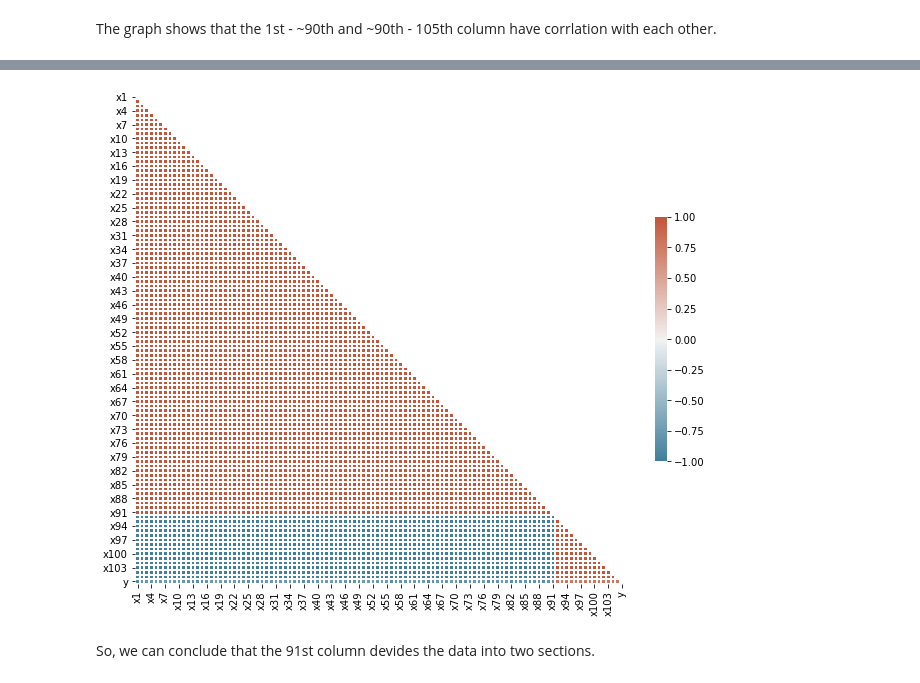
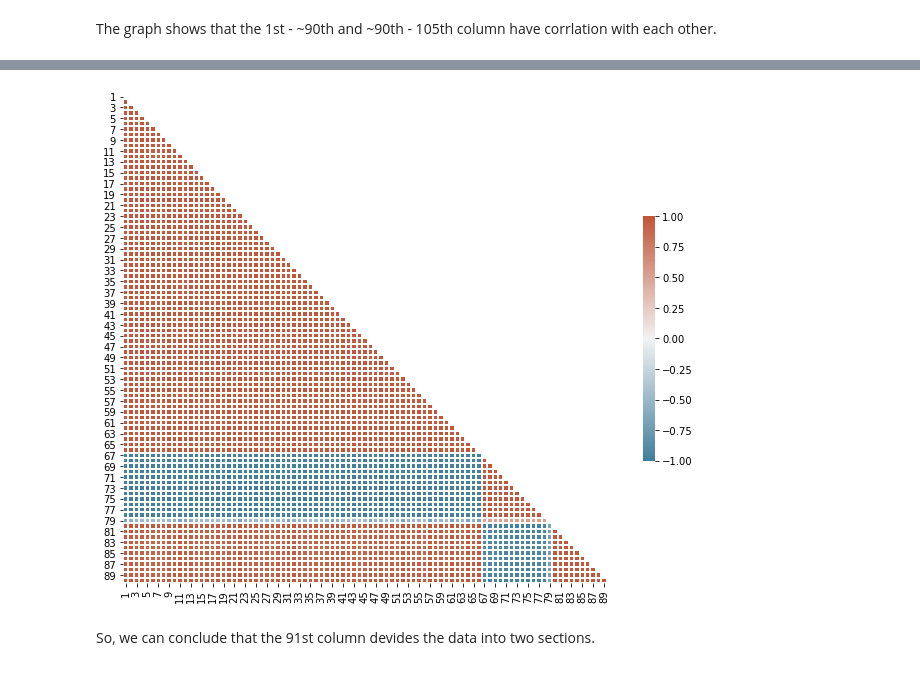
Before and after one commit to parsa-rangriz/ML, a Jupyter notebook: Data Analysis.ipynb, the cells around one changed output, grey strips where cells are left out. Cells and saved outputs as stored; diff of their text form; code cells hidden in the pictures.

```diff
--- a/Data Analysis.ipynb
+++ b/Data Analysis.ipynb
@@ -67,7 +67,6 @@ corr
 # %% [markdown]
 The graph shows that the 1st - ~90th and ~90th - 105th column have corrlation with each other.
 # %%
-corr = data.corr()
-sns.heatmap(corr, center = 0)
+sns.heatmap(corr.iloc[0:91,0:91])
 plt.show()
 # %% [output]
@@ -97,18 +94,18 @@ corr.style.background_gradient(cmap, axis=1)\
 # %%
-mask = np.triu(np.ones_like(corr, dtype=bool))
+mask = np.triu(np.ones_like(corr.iloc[0:90, 0:90], dtype=bool))
 
 # Set up the matplotlib figure
 f, ax = plt.subplots(figsize=(11, 9))
 
 # Generate a custom diverging colormap
 cmap = sns.diverging_palette(230, 20, as_cmap=True)
 
 # Draw the heatmap with the mask and correct aspect ratio
-sns.heatmap(corr, mask=mask, cmap=cmap, vmax=1, vmin = -1, center=0,
+sns.heatmap(corr.iloc[0:90, 0:90], mask=mask, cmap=cmap, vmax=1, vmin = -1, center=0,
             square=True, linewidths=1, cbar_kws={"shrink": .5})
 plt.show()
 # %% [output]
-[figure, old version]
+[figure, new version]
 # %% [markdown]
 So, we can conclude that the 91st column devides the data into two sections.
 # %% [markdown]
```
Also changed, not shown: parts of 21 cells of this notebook.
